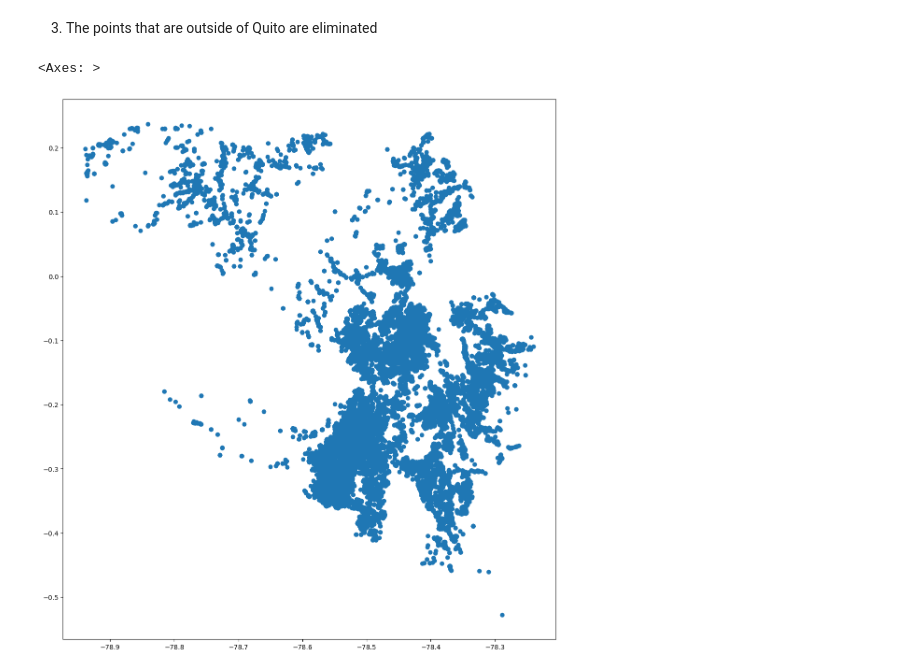
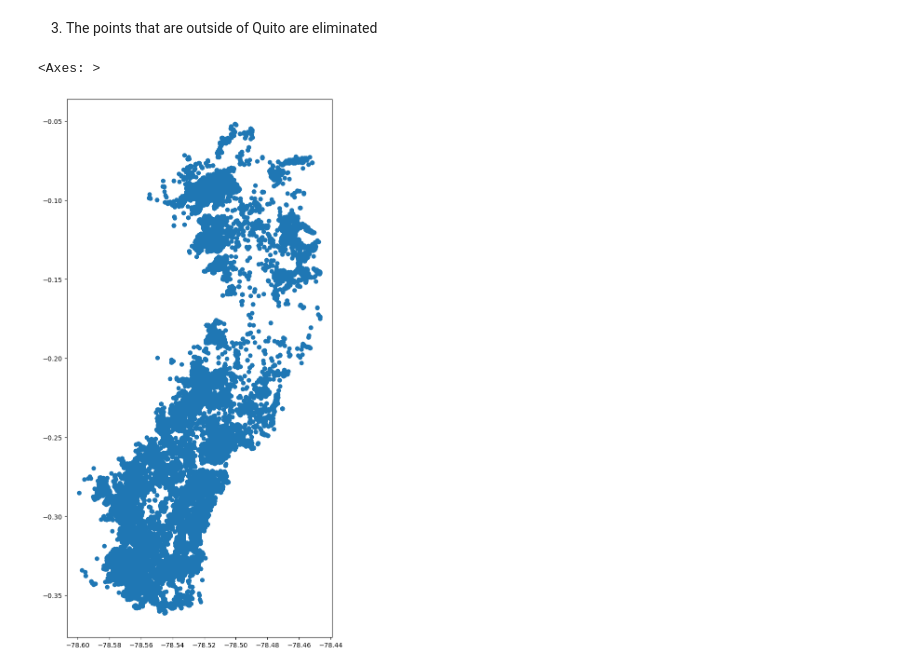
Before and after one commit to megonzau/Spatial-Analytics, a Jupyter notebook: Notebooks/Handle_spatial_data.ipynb, the cells around one changed output. Saved outputs shown, nothing was run; the diff lists cells and outputs as text; code cells hidden in the pictures.

```diff
--- a/Notebooks/Handle_spatial_data.ipynb
+++ b/Notebooks/Handle_spatial_data.ipynb
@@ -78,5 +78,5 @@ MIES points have wrong geographical coor (points that are outside Quito), the fo
 # %% [markdown]
 1. The shapefile of Quito's Barrios is loaded and converted into the 4326 format (same geographic format as the MIES base)
 # %%
-df_barr= gpd.read_file("../data/Barrios Quito/BARRIO_REF.shp",encoding='ISO-8859-1') #Se lee la base de datos .Shp
+df_barr= gpd.read_file("../data/Parroquia Quito/PARROQUIAS_REF.shp") #Se lee la base de datos .Shp
 df_barr= df_barr.to_crs("EPSG:4326")
@@ -83,3 +119,15 @@ df_barr= df_barr.to_crs("EPSG:4326")
+# %%
+# Función para verificar si alguna de las palabras de la lista está presente en la columna 'barrios'
+def es_urbano(barrio):
+    for palabra in Urbanos:
+        if palabra in barrio:
+            return 'Urbano'
+    return 'No Urbano'
+
+# Aplicar la función a la columna 'barrios' para crear la nueva columna 'Urbana'
+df_barr['Urbana'] = df_barr['dpa_despar'].apply(lambda x: es_urbano(x))
+
+df_barr= df_barr[df_barr['Urbana']=='Urbano']
 # %% [markdown]
 2. Interception between beneficiaries of non-contributory monetary transfers and Quito's Barrios shapefile.
 # %%
@@ -94,8 +141,8 @@ df_final.head(3)
 # %% [markdown]
 3. The points that are outside of Quito are eliminated
 # %%
-df_final.dropna(subset=['parroquia'], inplace = True )
+df_final.dropna(subset=['dpa_parroq'], inplace = True )
 df_final.plot()
 # %% [output]
 <Axes: >
-[figure, old version]
+[figure, new version]
```
Also changed, not shown: parts of 7 cells of this notebook, 7 other files.
